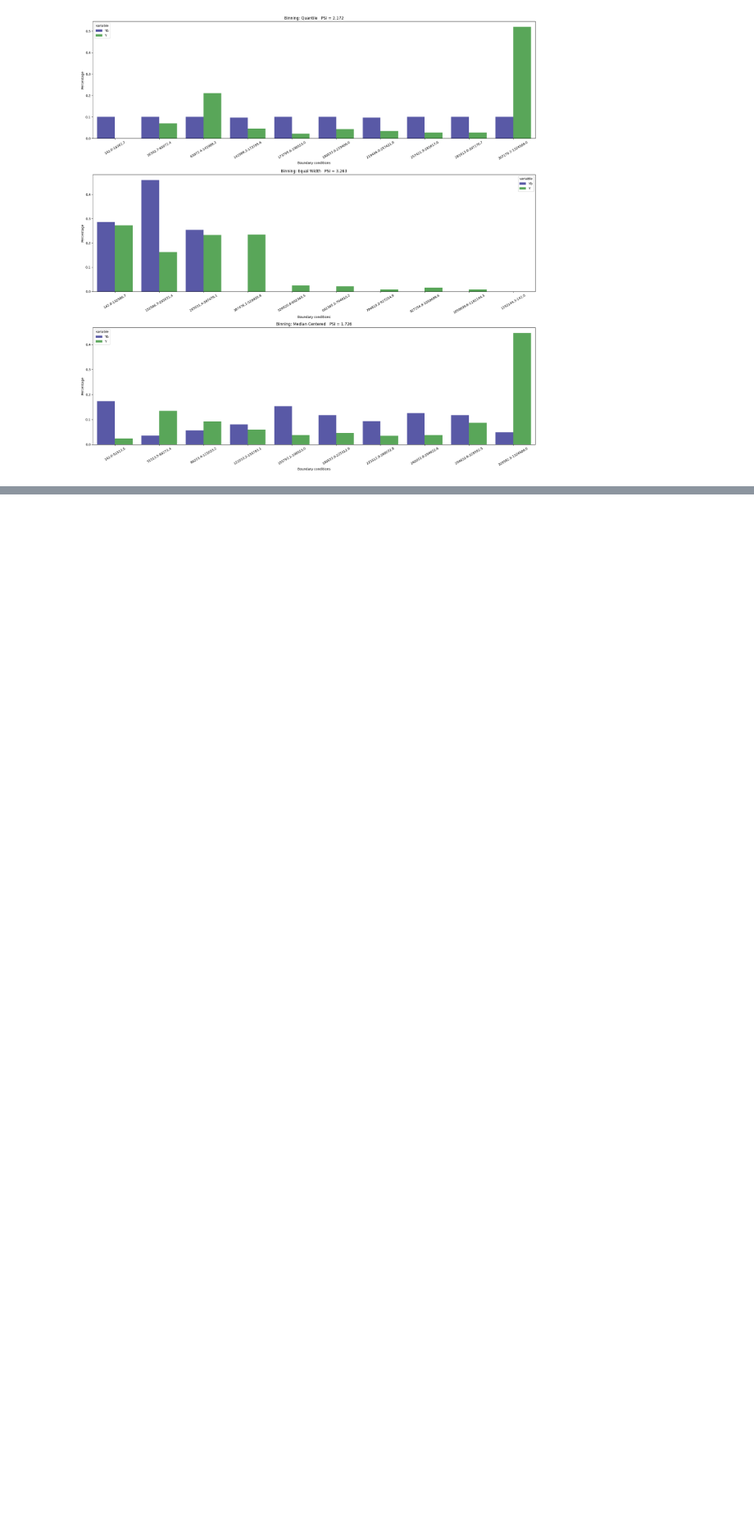
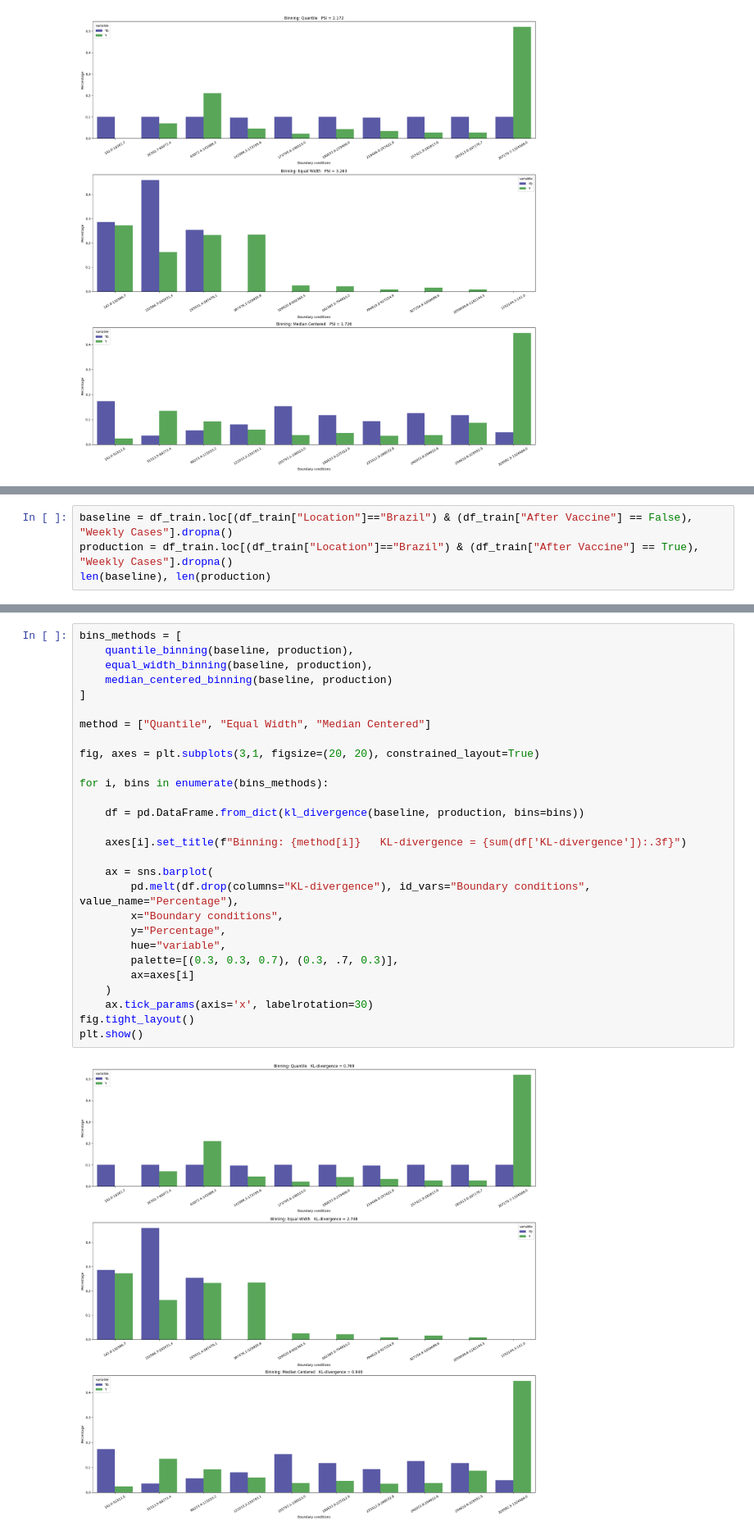
Before and after one commit to BiancaCarneiro/Covid-Prediction, a Jupyter notebook: project/notebooks/covid_drift_calculation.ipynb, the cells around one changed output, grey strips where cells are left out. Shown at 82% size. Saved outputs shown, nothing was run; the diff lists cells and outputs as text; blank space fills up the shorter version.

Commit message:
Adding KL-divergence

```diff
--- a/project/notebooks/covid_drift_calculation.ipynb
+++ b/project/notebooks/covid_drift_calculation.ipynb
@@ -108,0 +181,4 @@ plt.show()
+# %%
+baseline = df_train.loc[(df_train["Location"]=="Brazil") & (df_train["After Vaccine"] == False), "Weekly Cases"].dropna()
+production = df_train.loc[(df_train["Location"]=="Brazil") & (df_train["After Vaccine"] == True), "Weekly Cases"].dropna()
+len(baseline), len(production)
@@ -108,0 +198,30 @@ plt.show()
+# %%
+bins_methods = [
+    quantile_binning(baseline, production),
+    equal_width_binning(baseline, production),
+    median_centered_binning(baseline, production)
+]
+
+method = ["Quantile", "Equal Width", "Median Centered"]
+
+fig, axes = plt.subplots(3,1, figsize=(20, 20), constrained_layout=True)
+
+for i, bins in enumerate(bins_methods):
+
+    df = pd.DataFrame.from_dict(kl_divergence(baseline, production, bins=bins))
+
+    axes[i].set_title(f"Binning: {method[i]}   KL-divergence = {sum(df['KL-divergence']):.3f}")
+
+    ax = sns.barplot(
+        pd.melt(df.drop(columns="KL-divergence"), id_vars="Boundary conditions", value_name="Percentage"),
+        x="Boundary conditions",
+        y="Percentage",
+        hue="variable",
+        palette=[(0.3, 0.3, 0.7), (0.3, .7, 0.3)],
+        ax=axes[i]
+    )
+    ax.tick_params(axis='x', labelrotation=30)
+fig.tight_layout()
+plt.show()
+# %% [output]
+[figure, added]
```
Also changed, not shown: parts of 17 cells of this notebook, 2 other files.
